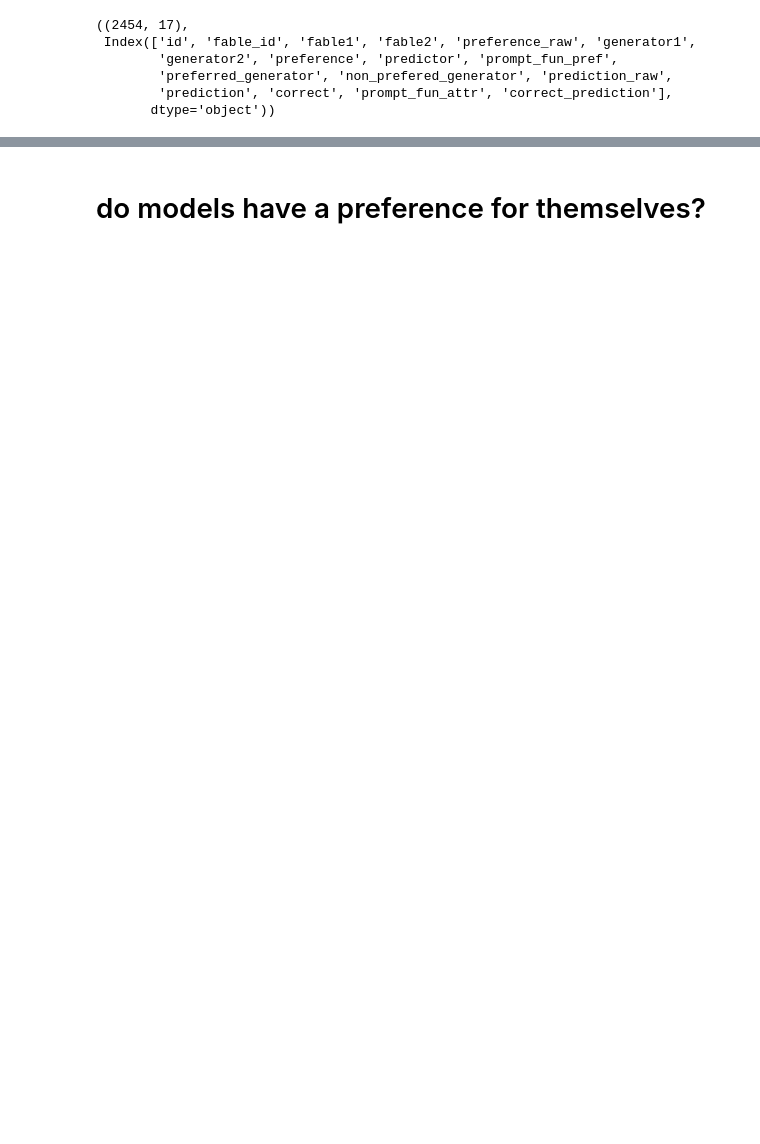
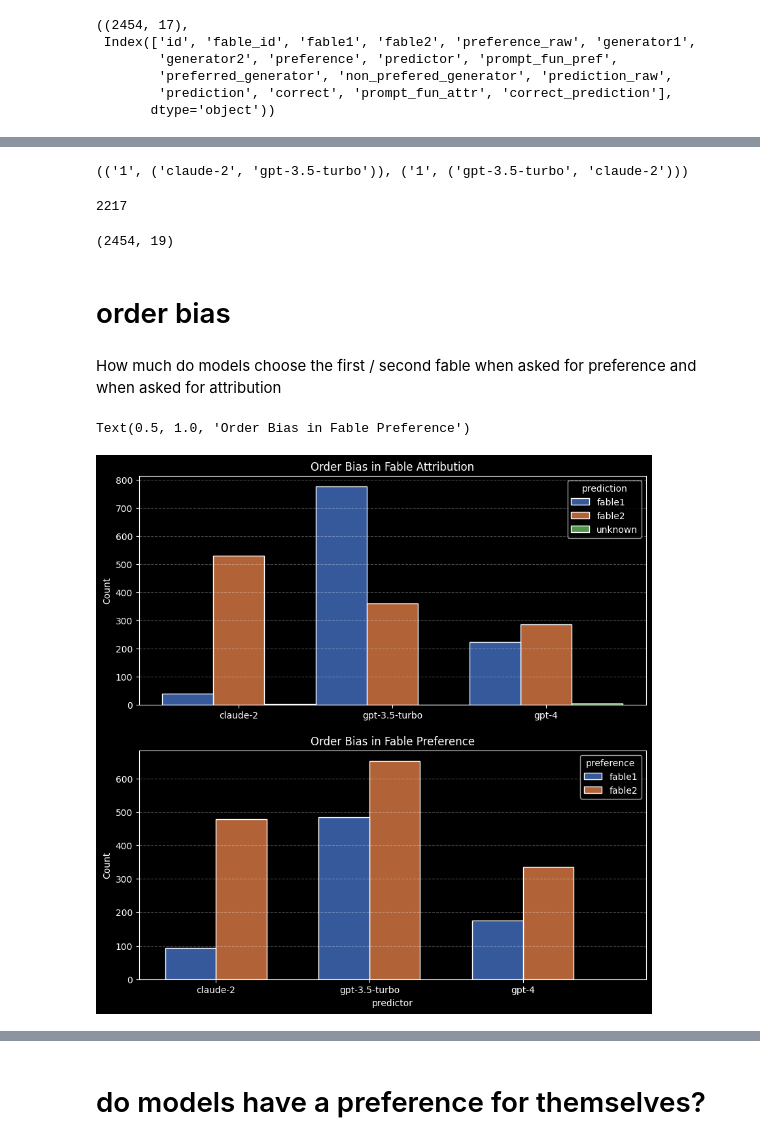
Before and after one commit to qfeuilla/TuringMirror, a Jupyter notebook: analysis/correlate_preference_and_attribution.ipynb, the cells around one changed output, grey strips where cells are left out. Cells and saved outputs as stored; diff of their text form; code cells hidden in the pictures; blank space fills up the shorter version.

```diff
--- a/analysis/correlate_preference_and_attribution.ipynb
+++ b/analysis/correlate_preference_and_attribution.ipynb
@@ -116,0 +135,14 @@ df.head()
+# %%
+df.fable_id_generators_reversed.iloc[0], df.fable_id_generators.iloc[0]
+# %% [output]
+(('1', ('claude-2', 'gpt-3.5-turbo')), ('1', ('gpt-3.5-turbo', 'claude-2')))
+# %%
+# filter to only include test cases (i.e. fable_ids) where we have data on both permutations of generators
+contains_reverse = df.fable_id_generators.isin(df.fable_id_generators_reversed)
+contains_reverse.sum()
+# %% [output]
+2217
+# %%
+df.shape
+# %% [output]
+(2454, 19)
@@ -116,0 +151,36 @@ df.head()
+# %% [markdown]
+# order bias
+# %% [markdown]
+How much do models choose the first / second fable when asked for preference and when asked for attribution
+# %%
+plt.subplots(figsize=(10, 10))
+
+plt.subplot(2, 1, 1)
+plt.grid(color="white", alpha=0.3, linestyle="--", axis="y")
+sns.histplot(
+    data=df,
+    x="predictor",
+    hue="prediction",
+    hue_order=["fable1", "fable2", "unknown"],
+    multiple="dodge",
+    stat="count",
+)
+plt.xlabel(None)
+plt.title("Order Bias in Fable Attribution")
+
+plt.subplot(2, 1, 2)
+plt.grid(color="white", alpha=0.3, linestyle="--", axis="y")
+sns.histplot(
+    data=df,
+    x="predictor",
+    hue="preference",
+    hue_order=["fable1", "fable2"],
+    multiple="dodge",
+    stat="count",
+    shrink=0.66,
+)
+plt.xlim(-0.5, 2.8)
+plt.title("Order Bias in Fable Preference")
+# %% [output]
+Text(0.5, 1.0, 'Order Bias in Fable Preference')
+[figure, added]
```
Also changed, not shown: parts of 13 cells of this notebook.
